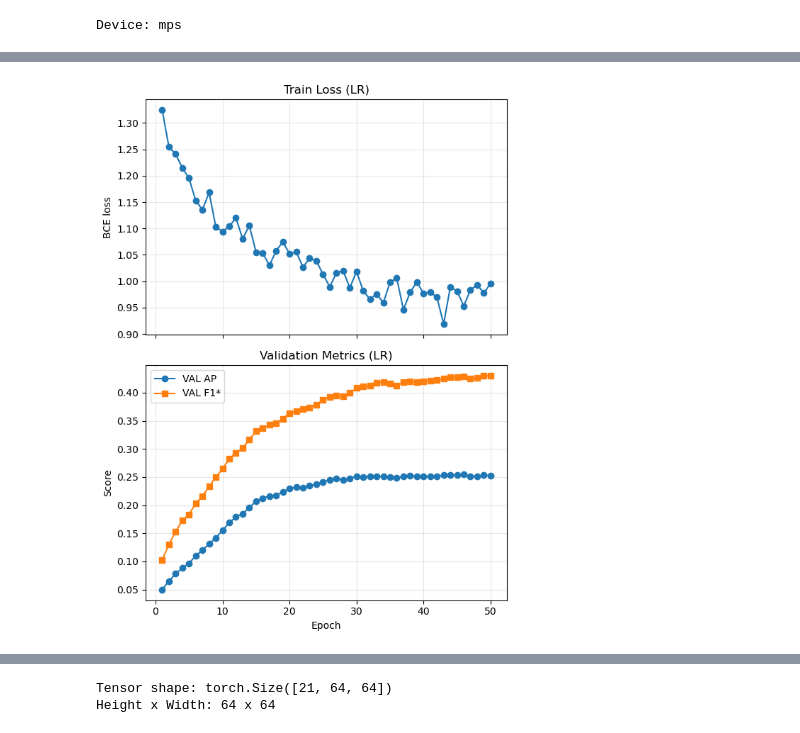
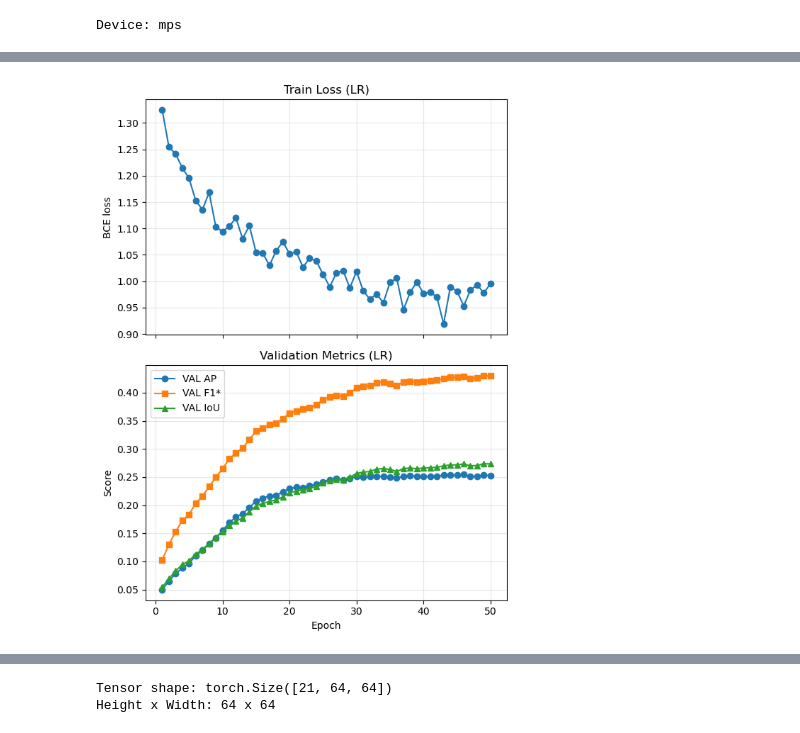
Before and after one commit to robertclayh/wildfire-spread-prediction, a Jupyter notebook: mNDWS_LogRegModel.ipynb, the cells around one changed output, grey strips where cells are left out. Saved outputs shown, nothing was run; the diff lists cells and outputs as text; code cells hidden in the pictures.

```diff
--- a/mNDWS_LogRegModel.ipynb
+++ b/mNDWS_LogRegModel.ipynb
@@ -165,20 +100,24 @@ def eval_lr(loader):
     p = np.concatenate(all_p)
     t = np.concatenate(all_t)
     if t.sum() == 0:
-        return 0.0, 0.0, 0.5
+        return 0.0, 0.0, 0.5, 0.0
     ap = average_precision_score(t, p)
     prec, rec, thr = precision_recall_curve(t, p)
     f1 = (2 * prec * rec) / (prec + rec + 1e-8)
     best_idx = f1.argmax()
     best_thr = thr[best_idx] if best_idx < len(thr) else 0.5
-    return float(ap), float(f1.max()), float(best_thr)
+    yhat = (p >= best_thr).astype(np.float32)
+    intersection = float((yhat * t).sum())
+    union = float(yhat.sum() + t.sum() - intersection)
+    iou = intersection / (union + 1e-8)
+    return float(ap), float(f1.max()), float(best_thr), float(iou)
 
 # Shared artifact path so we can skip retraining when cached weights exist
 ART_DIR = os.path.join(os.environ.get("ARTIFACTS_DIR", os.path.expanduser("~/wildfire_artifacts")), "lr")
 os.makedirs(ART_DIR, exist_ok=True)
 ART_PATH = os.path.join(ART_DIR, "pixel_logreg.pt")
 
-train_loss_hist, val_ap_hist, val_f1_hist, val_thr_hist = [], [], [], []
+train_loss_hist, val_ap_hist, val_f1_hist, val_thr_hist, val_iou_hist = [], [], [], [], []
 best_thr_val = 0.5
 cached_artifact = False
 artifact = {}
@@ -205,6 +144,7 @@ if os.path.exists(ART_PATH):
         val_ap_hist = list(artifact.get("val_ap_hist", []))
         val_f1_hist = list(artifact.get("val_f1_hist", []))
         val_thr_hist = list(artifact.get("val_thr_hist", []))
+        val_iou_hist = list(artifact.get("val_iou_hist", []))
         compute_metrics.update(artifact.get("compute_metrics", {}))
         cached_artifact = True
     else:
@@ -230,12 +170,13 @@ if not cached_artifact:
         epoch_duration = time.perf_counter() - epoch_start
         epoch_times.append(epoch_duration)
         epoch_tiles.append(tiles_seen)
-        ap, f1, thr = eval_lr(val_loader)
+        ap, f1, thr, iou = eval_lr(val_loader)
         train_loss_hist.append(tr_loss)
         val_ap_hist.append(ap)
         val_f1_hist.append(f1)
         val_thr_hist.append(thr)
-        print(f"[LR] Epoch {e:02d} | loss {tr_loss:.4f} | VAL AP {ap:.4f} | VAL F1* {f1:.4f} | thr≈{thr:.3f}")
+        val_iou_hist.append(iou)
+        print(f"[LR] Epoch {e:02d} | loss {tr_loss:.4f} | VAL AP {ap:.4f} | VAL F1* {f1:.4f} | VAL IoU {iou:.4f} | thr≈{thr:.3f}")
         if ap > best_val_ap_lr:
             best_val_ap_lr = ap
             best_state = {k: v.cpu().clone() for k, v in lr_model.state_dict().items()}
@@ -243,11 +184,15 @@ if not cached_artifact:
     if best_state is not None:
         lr_model.load_state_dict(best_state)
 
-    _, _, best_thr_val = eval_lr(val_loader)
+    _, _, best_thr_val, best_iou_val = eval_lr(val_loader)
     if val_thr_hist:
         val_thr_hist[-1] = best_thr_val
     else:
         val_thr_hist.append(best_thr_val)
+    if val_iou_hist:
+        val_iou_hist[-1] = best_iou_val
+    else:
+        val_iou_hist.append(best_iou_val)
 
     if epoch_times:
         avg_epoch = float(np.mean(epoch_times))
@@ -265,13 +210,17 @@ if not cached_artifact:
     latency_s = None
 else:
     if not val_thr_hist:
-        val_ap, val_f1, best_thr_val = eval_lr(val_loader)
+        val_ap, val_f1, best_thr_val, best_iou_val = eval_lr(val_loader)
         val_ap_hist = [val_ap]
         val_f1_hist = [val_f1]
         val_thr_hist = [best_thr_val]
+        val_iou_hist = [best_iou_val]
         print("Cached artifact missing history; recomputed validation metrics.")
     else:
         best_thr_val = float(artifact.get("best_thr", val_thr_hist[-1]))
+        if not val_iou_hist:
+            _, _, _, best_iou_val = eval_lr(val_loader)
+            val_iou_hist = [best_iou_val]
     avg_epoch = compute_metrics.get("avg_epoch", None)
     std_epoch = compute_metrics.get("std_epoch", None)
     throughput = compute_metrics.get("throughput_tiles_per_s", None)
@@ -299,10 +248,13 @@ def test_at_thr(thr):
     prec = tp / (tp + fp + 1e-8)
     rec = tp / (tp + fn + 1e-8)
     f1 = 2 * prec * rec / (prec + rec + 1e-8)
-    print(f"[LR] TEST @thr={thr:.3f} | AP={ap:.4f} | P={prec:.3f} R={rec:.3f} F1={f1:.3f}")
-    return ap, f1
+    union = yhat.sum() + t.sum() - tp
+    iou = tp / (union + 1e-8)
+    print(f"[LR] TEST @thr={thr:.3f} | AP={ap:.4f} | P={prec:.3f} R={rec:.3f} F1={f1:.3f} IoU={iou:.3f}")
+    return float(ap), float(f1), float(iou)
 
-test_ap_lr, test_f1_lr = test_at_thr(best_thr_val)
+
+test_ap_lr, test_f1_lr, test_iou_lr = test_at_thr(best_thr_val)
 
 @torch.no_grad()
 def measure_latency(ds, repeats=50):
@@ -353,24 +305,26 @@ No cached PixelLogReg artifact found; training from scratch.
 # %%
 if not train_loss_hist:
     print("Training history empty — load skipped training or artifact lacks history. Run the training cell without a cached model to populate curves.")
 else:
     epochs = np.arange(1, len(train_loss_hist) + 1)
     fig, axes = plt.subplots(2, 1, figsize=(6, 8), sharex=True)
     axes[0].plot(epochs, train_loss_hist, marker="o")
     axes[0].set_title("Train Loss (LR)")
     axes[0].set_ylabel("BCE loss")
     axes[0].grid(True, alpha=0.3)
     metric_epochs = np.arange(1, len(val_ap_hist) + 1)
     axes[1].plot(metric_epochs, val_ap_hist, marker="o", label="VAL AP")
     axes[1].plot(metric_epochs, val_f1_hist, marker="s", label="VAL F1*")
+    if val_iou_hist:
+        axes[1].plot(metric_epochs, val_iou_hist, marker="^", label="VAL IoU")
     axes[1].set_title("Validation Metrics (LR)")
     axes[1].set_xlabel("Epoch")
     axes[1].set_ylabel("Score")
     axes[1].legend()
     axes[1].grid(True, alpha=0.3)
     plt.tight_layout()
 # %% [output]
-[figure, old version]
+[figure, new version]
 # %%
 def _format_metric(val, unit=None, precision=3):
     if val is None:
```
Also changed, not shown: parts of 11 cells of this notebook, 2 other files.
